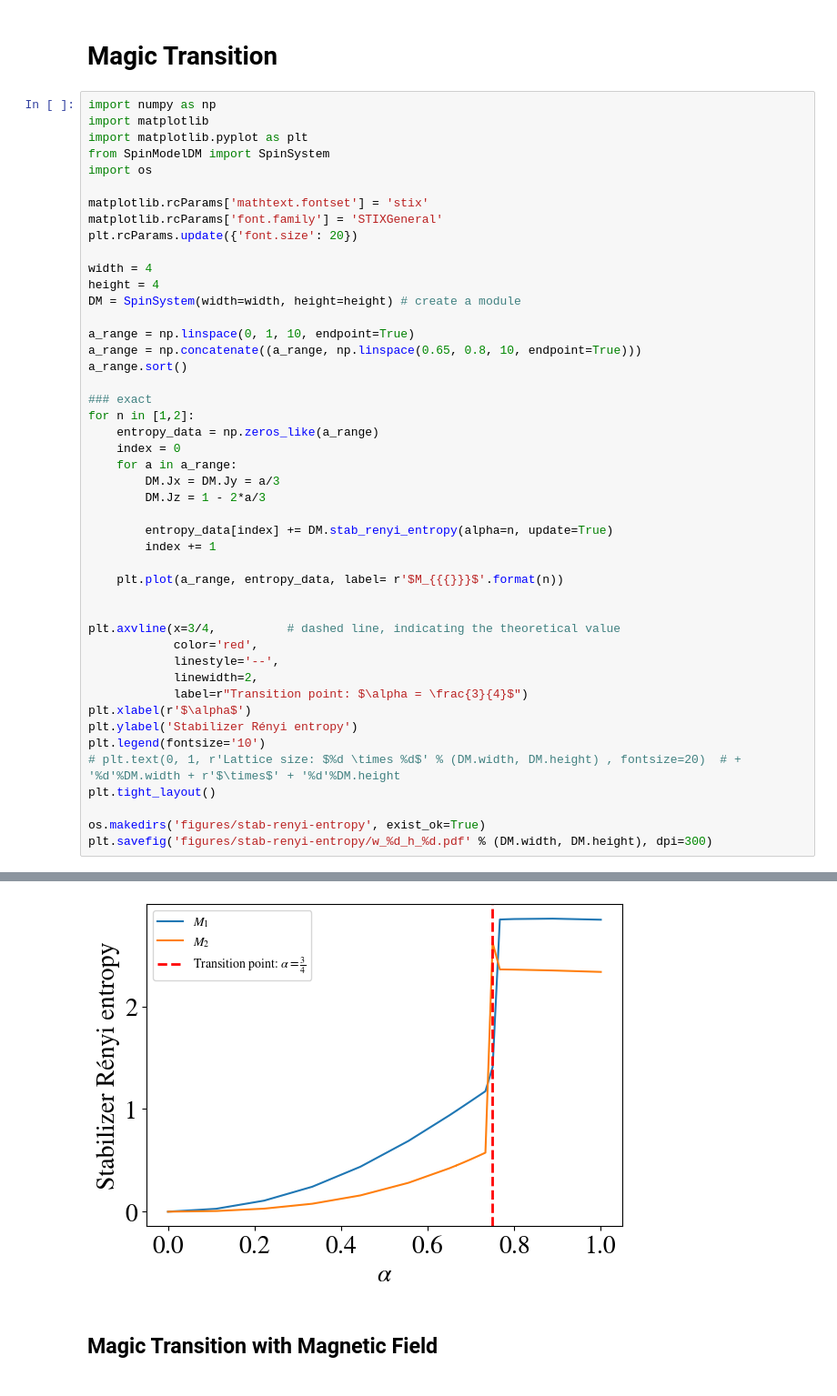
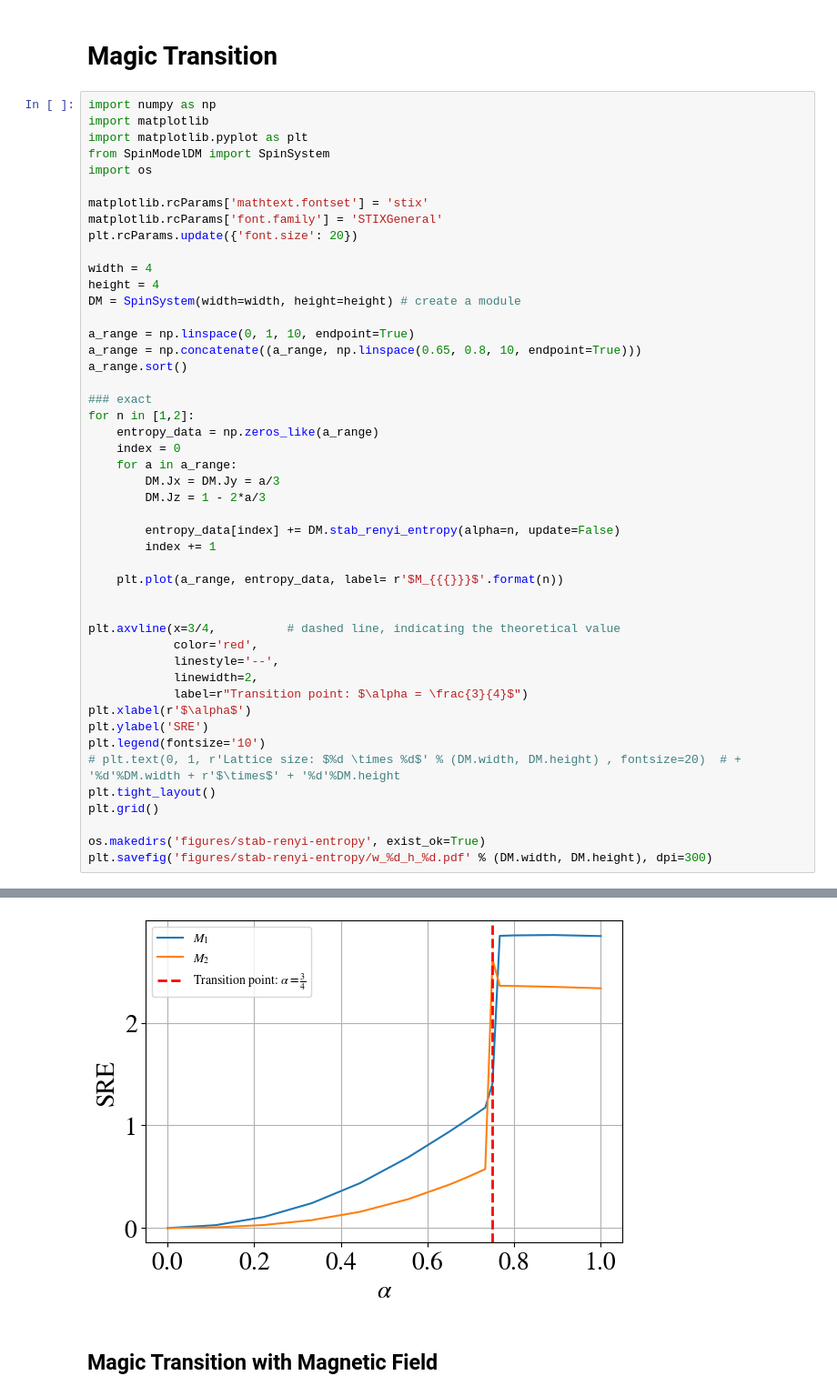
Before and after one commit to WangChenChih/Kitaev-magic, a Jupyter notebook: figures/SRE_figures/KitaevDM.ipynb, the cells around one changed output, grey strips where cells are left out. Shown at 91% size. Cells and saved outputs as stored; diff of their text form.

```diff
--- a/figures/SRE_figures/KitaevDM.ipynb
+++ b/figures/SRE_figures/KitaevDM.ipynb
@@ -376,7 +376,7 @@ for n in [1,2]:
         DM.Jx = DM.Jy = a/3
         DM.Jz = 1 - 2*a/3
 
-        entropy_data[index] += DM.stab_renyi_entropy(alpha=n, update=True)
+        entropy_data[index] += DM.stab_renyi_entropy(alpha=n, update=False)
         index += 1
 
     plt.plot(a_range, entropy_data, label= r'$M_{{{}}}$'.format(n))
@@ -388,10 +388,11 @@ plt.axvline(x=3/4,          # dashed line, indicating the theoretical value
             linewidth=2,
             label=r"Transition point: $\alpha = \frac{3}{4}$")
 plt.xlabel(r'$\alpha$')
-plt.ylabel('Stabilizer Rényi entropy')
+plt.ylabel('SRE')
 plt.legend(fontsize='10')
 # plt.text(0, 1, r'Lattice size: $%d \times %d$' % (DM.width, DM.height) , fontsize=20)  # + '%d'%DM.width + r'$\times$' + '%d'%DM.height
 plt.tight_layout()
+plt.grid()
 
 os.makedirs('figures/stab-renyi-entropy', exist_ok=True)
 plt.savefig('figures/stab-renyi-entropy/w_%d_h_%d.pdf' % (DM.width, DM.height), dpi=300)
@@ -416,4 +400,4 @@ Progress: 10/10
-[figure, old version]
+[figure, new version]
 # %% [markdown]
 ## Magic Transition with Magnetic Field
 # %%
```
Also changed, not shown: parts of 3 cells of this notebook, 3 other files.
